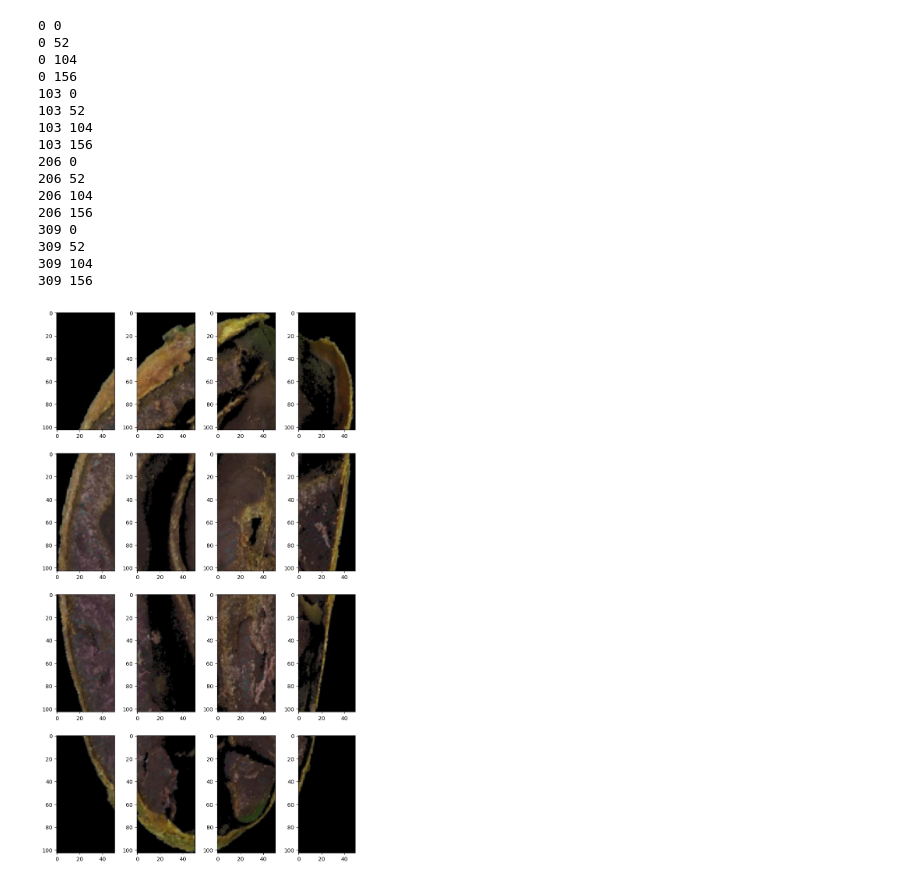
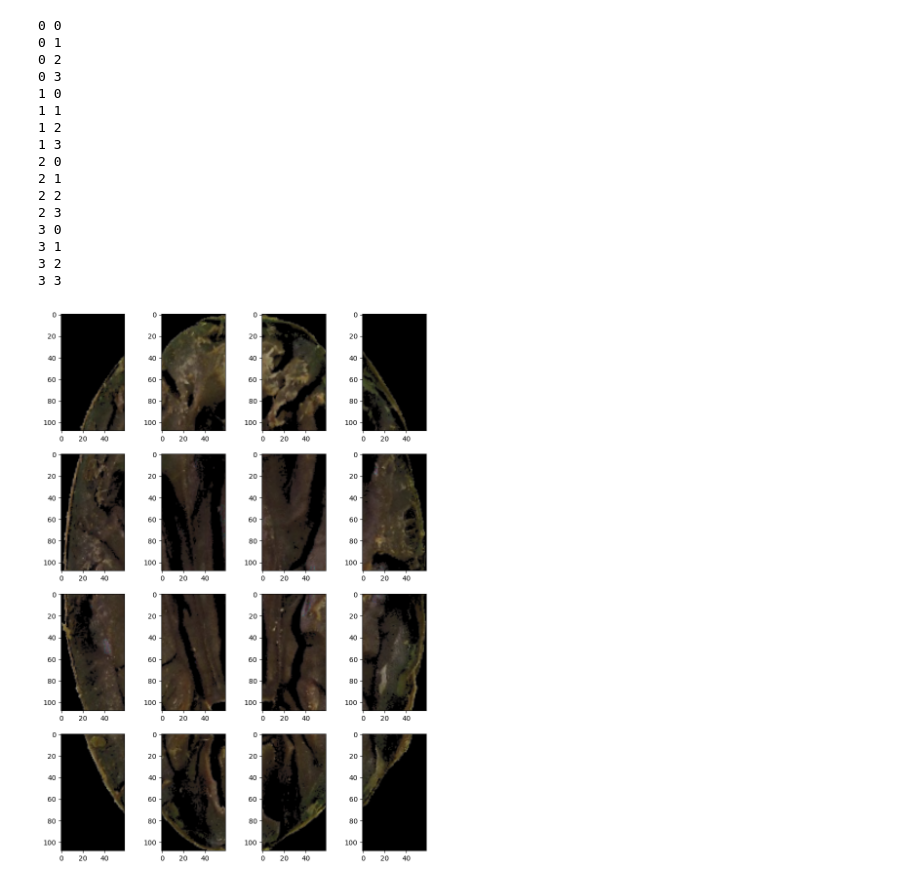
Before and after one commit to quanglochuynh/thesis2022, a Jupyter notebook: The_new_thesis_approach/hsv_feature.ipynb, the cells around one changed output. Saved outputs shown, nothing was run; the diff lists cells and outputs as text; code cells hidden in the pictures.

```diff
--- a/The_new_thesis_approach/hsv_feature.ipynb
+++ b/The_new_thesis_approach/hsv_feature.ipynb
@@ -9,9 +9,8 @@ from image_extractor import init_lut, statistic_analysis, linear_fn, curved, sep
 # image_dir  = 'D:/Thesis_data/Backups/Color_Corrected_512x512/Agglutinated/image (35).JPG'
 # image_dir  = 'D:/Thesis_data/Backups/Color_Corrected_512x512/Brittle/image (35).JPG'
 # image_dir = 'D:/Thesis_data/Backups/Color_Corrected_512x512/Plated_Purple/image (23).JPG'
-image_dir = 'D:/Thesis_data/Backups/Color_Corrected_512x512/Compartmentalized_Purple/image (97).JPG'
-image_dir = 'D:/Thesis_data/Backups/Color_Corrected_512x512/Compartmentalized_PartiallyPurple/image (2).JPG'
-
+image_dir = 'D:/Thesis_data/Backups/Color_Corrected_512x512/Compartmentalized_Brown/image (1).JPG'
+# image_dir = 'D:/Thesis_data/Backups/Color_Corrected_512x512/Compartmentalized_PartiallyPurple/image (2).JPG'
 # image_dir = 'D:/Thesis_data/Backups/Color_Corrected_512x512/Moldered/image (67).JPG'
 # image_dir = 'D:/Thesis_data/Backups/Color_Corrected_512x512/Compartmentalized_Slaty/image (56).JPG'
 
@@ -39,31 +38,31 @@ plt.show()
 hei, wid, c = shape(image_rgb)
 # %%
 plt.rcParams["figure.figsize"] = (10,18)
-
+h,w = int(hei/4), int(wid/4)
 n = 0
-for i in range(0, hei, int(hei/4)):
-    for j in range(0, wid, round(wid/4)):
+for i in range(0, 4):
+    for j in range(0, 4):
         n = n+1
-        im = image_rgb[i:i+int(hei/4), j:j+int(wid/4),:]
-        plt.subplot(4,4,n)
+        im = image_rgb[i*h:i*h+int(hei/4), j*w:j*w+int(wid/4),:]
+        plt.subplot(5,4,n)
         plt.imshow(im)
         print(i, j)
 plt.show()
 # %% [output]
 0 0
-0 52
-0 104
-0 156
-103 0
-103 52
-103 104
-103 156
-206 0
-206 52
-206 104
-206 156
-309 0
-309 52
-309 104
-309 156
+0 1
+0 2
+0 3
+1 0
+1 1
+1 2
+1 3
+2 0
+2 1
+2 2
+2 3
+3 0
+3 1
+3 2
+3 3
-[figure, old version]
+[figure, new version]
```
Also changed, not shown: parts of 1 cell of this notebook, 3 other files.
